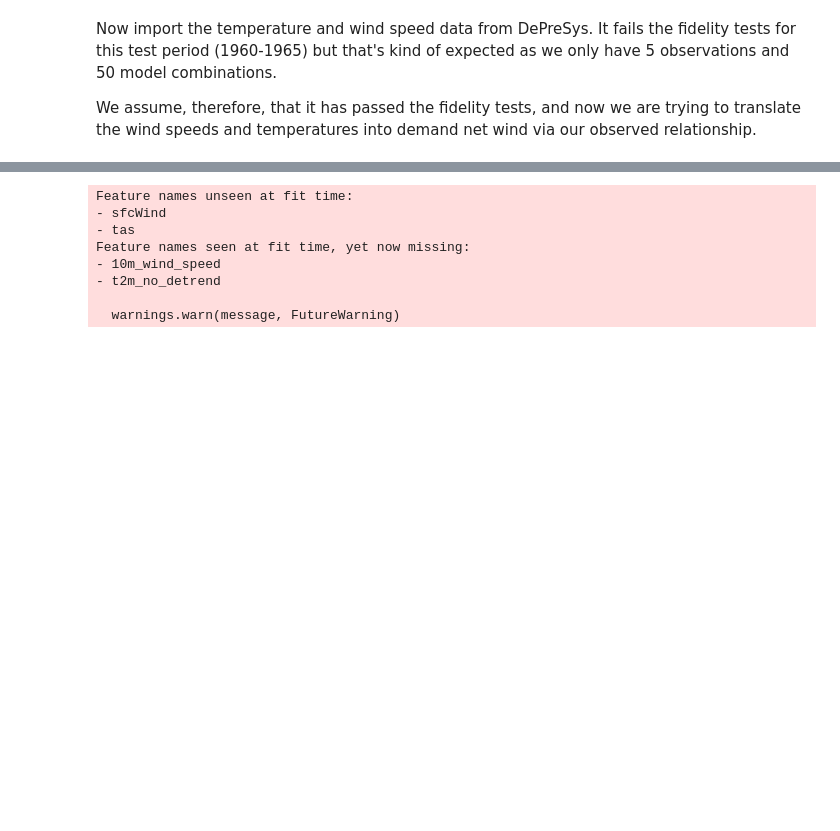
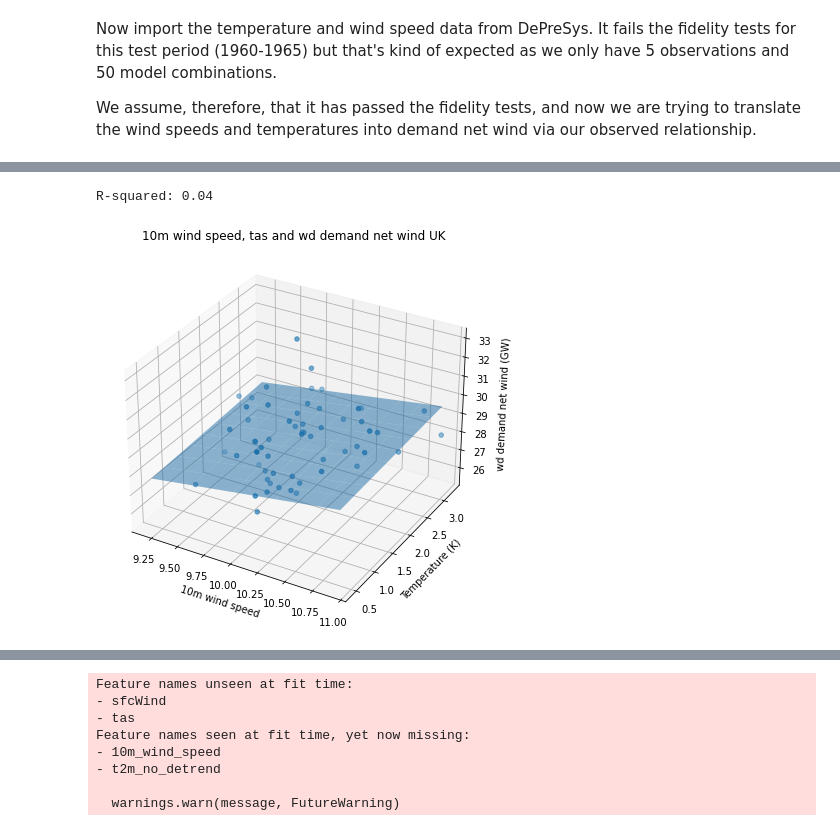
Before and after one commit to benhutchmet/unseen_multi_year, a Jupyter notebook: testing_clearheads_dnw.ipynb, the cells around one changed output, grey strips where cells are left out. Cells and saved outputs as stored; diff of their text form; code cells hidden in the pictures; blank space fills up the shorter version.

```diff
--- a/testing_clearheads_dnw.ipynb
+++ b/testing_clearheads_dnw.ipynb
@@ -865,0 +1036,15 @@ df_new.tail()
+# %%
+# fit a multiple linear regression model
+plot_3d_scatter(
+    df=df_new_full,
+    x_col="sfcWind",
+    y_col="tas",
+    z_col="wd_demand_net_wind",
+    title="10m wind speed, tas and wd demand net wind UK",
+    xlabel="10m wind speed",
+    ylabel="Temperature (K)",
+    zlabel="wd demand net wind (GW)",
+)
+# %% [output]
+R-squared: 0.04
+[figure, added]
```
Also changed, not shown: parts of 37 cells of this notebook.
